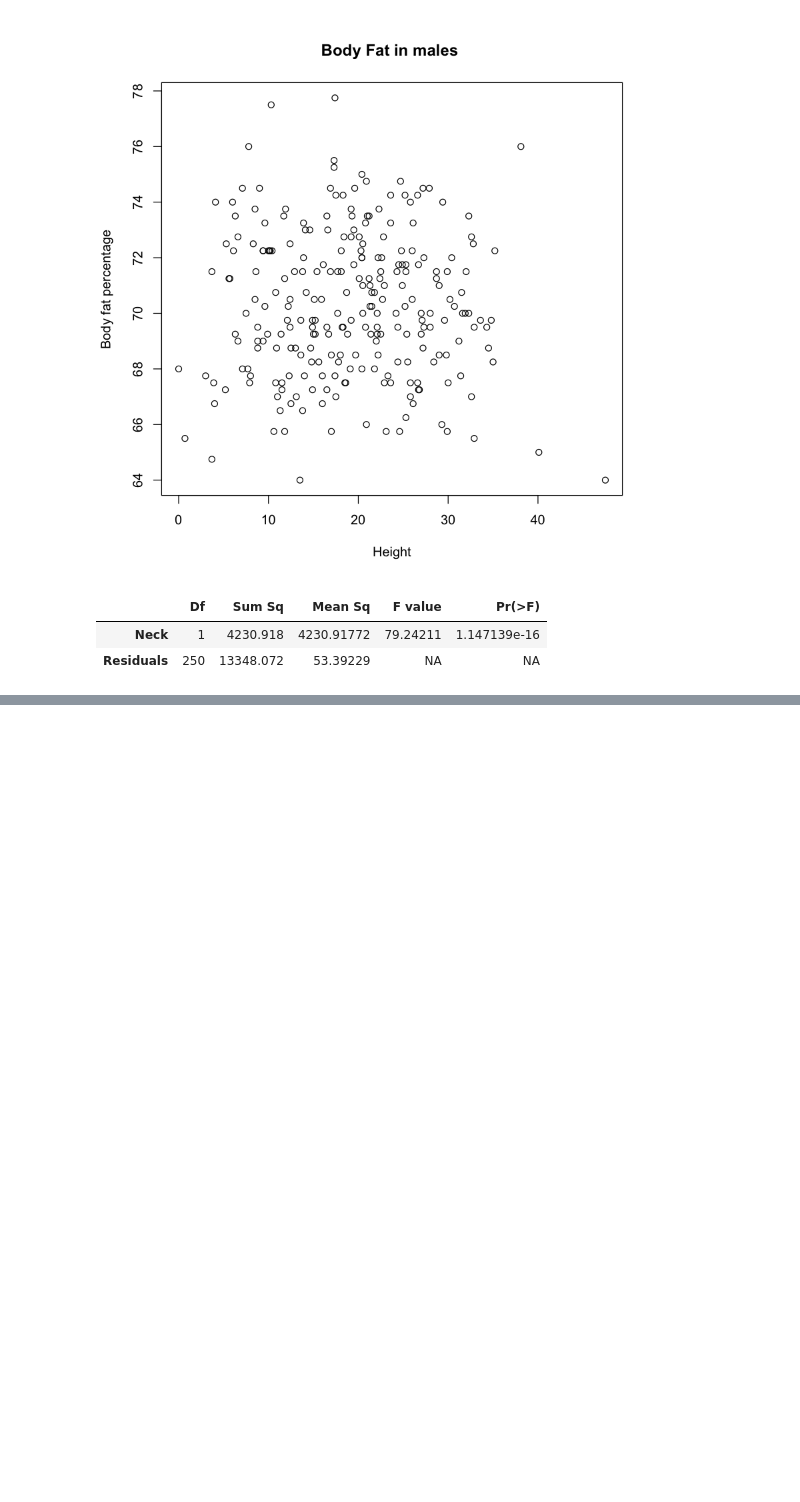
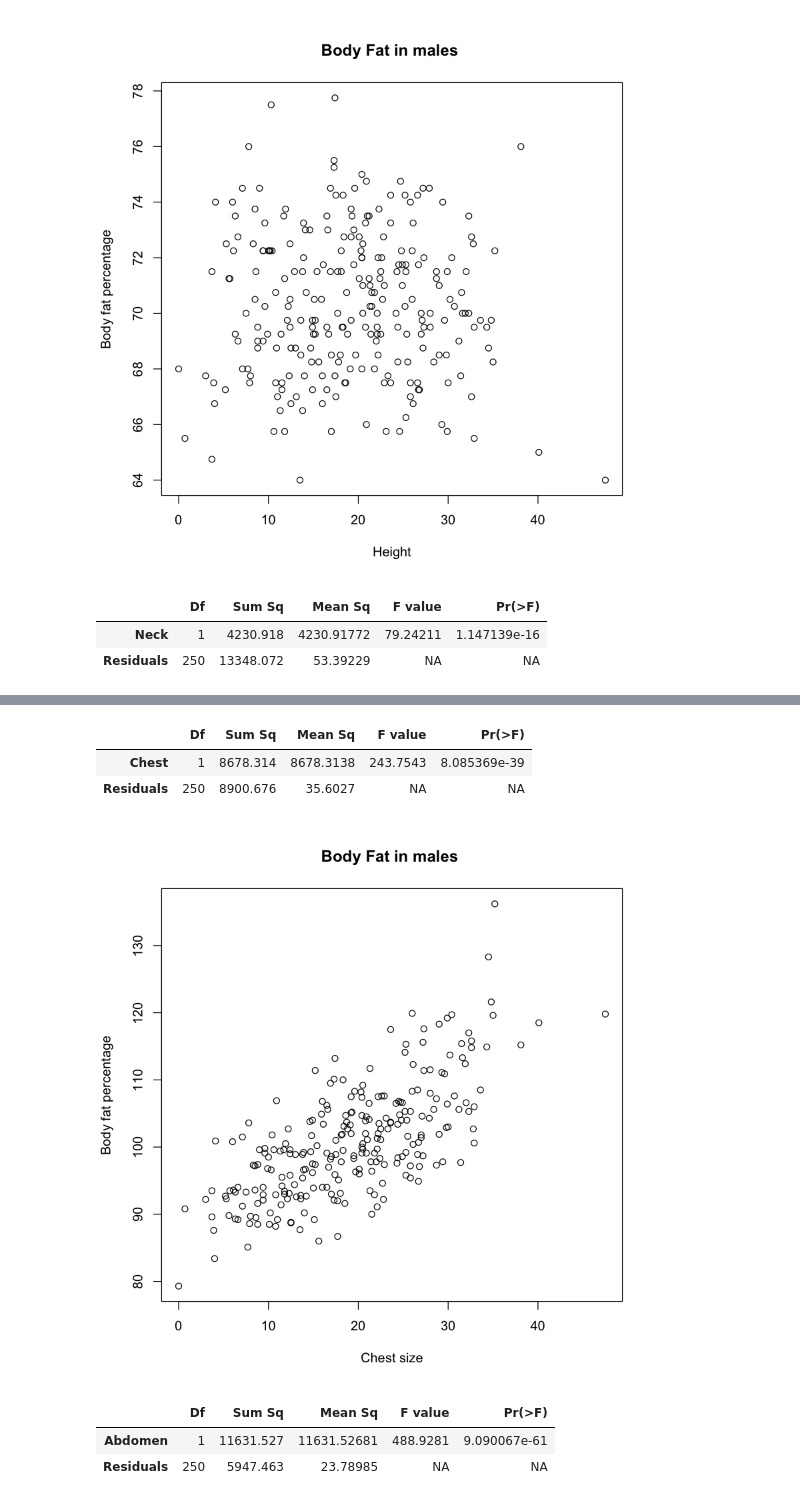
Before and after one commit to jwgwalton/regression-modelling-course, a Jupyter notebook: day2/Practical3.ipynb, the cells around one changed output, grey strips where cells are left out. Saved outputs shown, nothing was run; the diff lists cells and outputs as text; code cells hidden in the pictures; blank space fills up the shorter version.

```diff
--- a/day2/Practical3.ipynb
+++ b/day2/Practical3.ipynb
@@ -123,0 +98,11 @@ results
+# %%
+anova(fitted_model_chest)
+# %% [output]
+|  | Df | Sum Sq | Mean Sq | F value | Pr(>F) |
+| Chest | 1 | 8678.314 | 8678.3138 | 243.7543 | 8.085369e-39 |
+| Residuals | 250 | 8900.676 | 35.6027 | NA | NA |
+# %%
+plot(dataset$PctBodyFat, dataset$Chest, main="Body Fat in males ", xlab="Chest size", ylab='Body fat percentage')
+abline(fitted_model_height, col='red')
+# %% [output]
+[figure, added]
@@ -123,0 +115,6 @@ results
+# %%
+anova(fitted_model_abdomen)
+# %% [output]
+|  | Df | Sum Sq | Mean Sq | F value | Pr(>F) |
+| Abdomen | 1 | 11631.527 | 11631.52681 | 488.9281 | 9.090067e-61 |
+| Residuals | 250 | 5947.463 | 23.78985 | NA | NA |
```
Also changed, not shown: parts of 52 cells of this notebook, 1 other file.
